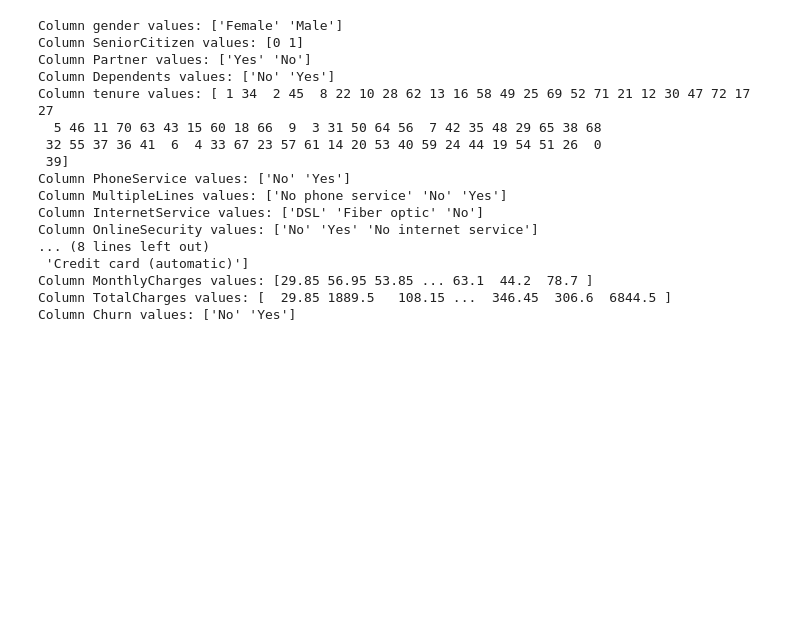
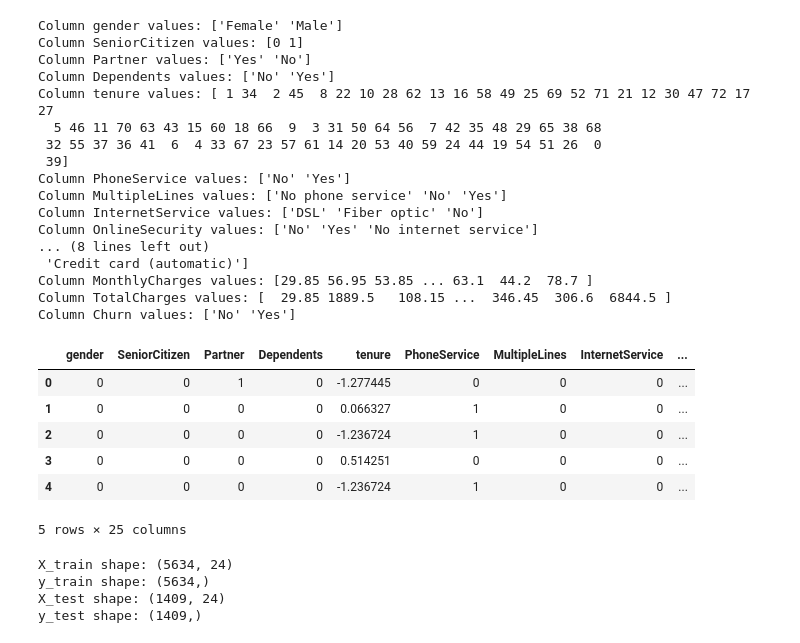
Before and after one commit to jplaulau14/mlops-python, a Jupyter notebook: model-inference/model_training.ipynb, the cells around one changed output. Cells and saved outputs as stored; diff of their text form; code cells hidden in the pictures; blank space fills up the shorter version.

Commit message:
Model training

```diff
--- a/model-inference/model_training.ipynb
+++ b/model-inference/model_training.ipynb
@@ -15,3 +19,6 @@ df.head()
 print(df['gender'].unique())
 # %% [output]
 ['Female' 'Male']
+# %%
+for col in df.columns:
+    print(f"Column {col} data type: {df[col].dtype}")
@@ -36,3 +64,8 @@ Column OnlineSecurity values: ['No' 'Yes' 'No internet service']
 Column MonthlyCharges values: [29.85 56.95 53.85 ... 63.1  44.2  78.7 ]
 Column TotalCharges values: [  29.85 1889.5   108.15 ...  346.45  306.6  6844.5 ]
 Column Churn values: ['No' 'Yes']
+# %%
+binary_columns = ["gender", "Partner", "Dependents", "PhoneService", "PaperlessBilling"]
+multi_value_columns = ["MultipleLines", "InternetService", "OnlineSecurity", "OnlineBackup", "DeviceProtection", "TechSupport", "StreamingTV", "StreamingMovies"]
+dummies_columns = ["Contract", "PaymentMethod"]
+numeric_columns = ["tenure", "MonthlyCharges", "TotalCharges"]
@@ -38,0 +118,12 @@ Column Churn values: ['No' 'Yes']
+# %%
+df_processed = preprocess_df(df)
+# %%
+df_processed.head()
+# %% [output]
+|  | gender | SeniorCitizen | Partner | Dependents | tenure | PhoneService | MultipleLines | InternetService | ... |
+| 0 | 0 | 0 | 1 | 0 | -1.277445 | 0 | 0 | 0 | ... |
+| 1 | 0 | 0 | 0 | 0 | 0.066327 | 1 | 0 | 0 | ... |
+| 2 | 0 | 0 | 0 | 0 | -1.236724 | 1 | 0 | 0 | ... |
+| 3 | 0 | 0 | 0 | 0 | 0.514251 | 0 | 0 | 0 | ... |
+| 4 | 0 | 0 | 0 | 0 | -1.236724 | 1 | 0 | 0 | ... |
+5 rows × 25 columns
@@ -38,0 +133,12 @@ Column Churn values: ['No' 'Yes']
+# %%
+X_train, X_test, y_train, y_test = train_test_split(X, y, test_size=0.2, random_state=42)
+
+print(f"X_train shape: {X_train.shape}")
+print(f"y_train shape: {y_train.shape}")
+print(f"X_test shape: {X_test.shape}")
+print(f"y_test shape: {y_test.shape}")
+# %% [output]
+X_train shape: (5634, 24)
+y_train shape: (5634,)
+X_test shape: (1409, 24)
+y_test shape: (1409,)
```
Also changed, not shown: parts of 10 cells of this notebook, 1 other file.
